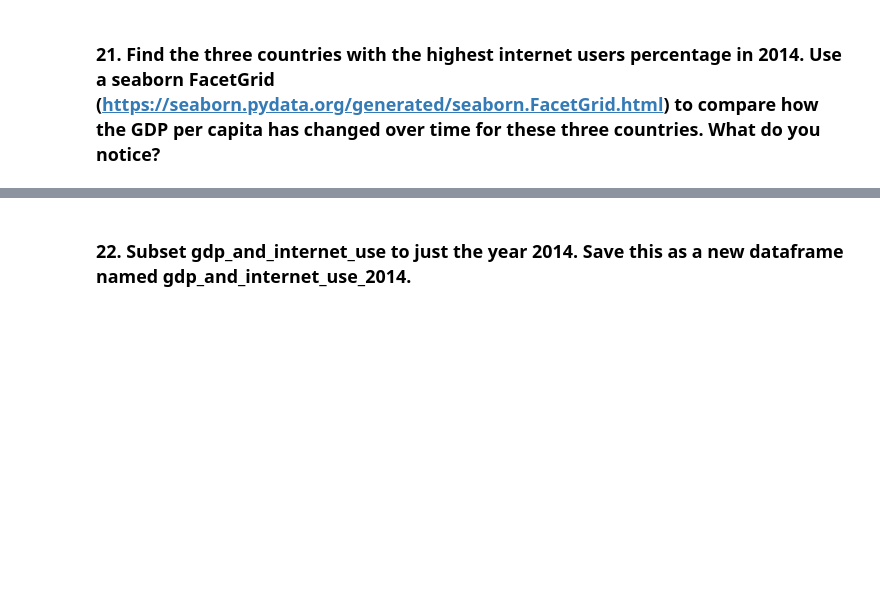
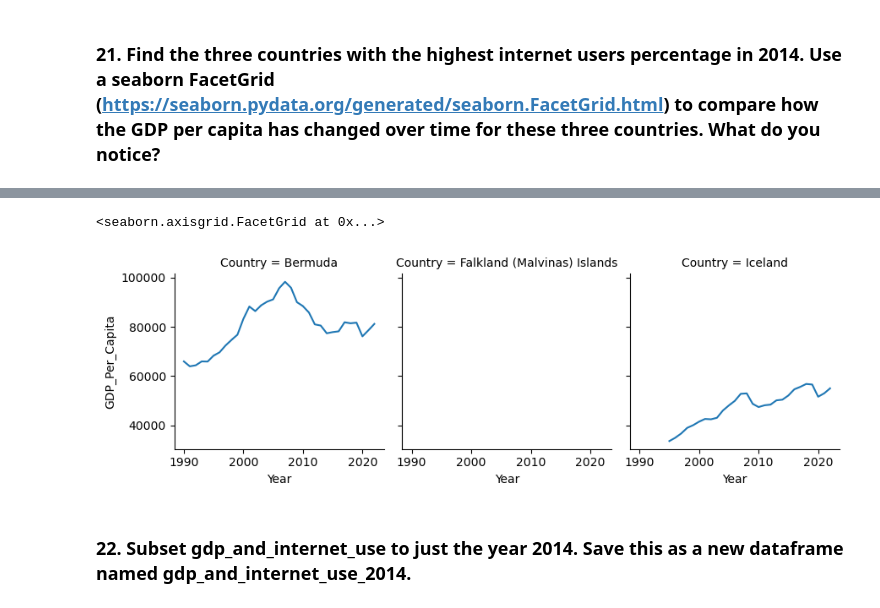
Before and after one commit to NSS-Data-Analytics-Cohort-13/un-exploration-JesseCrawford89, a Jupyter notebook: notebooks/UN_JCDA13.ipynb, the cells around one changed output, grey strips where cells are left out. Saved outputs shown, nothing was run; the diff lists cells and outputs as text; code cells hidden in the pictures; blank space fills up the shorter version.

```diff
--- a/notebooks/UN_JCDA13.ipynb
+++ b/notebooks/UN_JCDA13.ipynb
@@ -494,5 +525,5 @@ internet_df.dtypes
 # %% [markdown]
 #### Shoutout to Charlie Napier for the help on this next part
 # %%
-gdp_and_int_df = pd.merge(gdp_df, internet_df, on=['Country','Year'], how='outer')
+gdp_and_internet_use = pd.merge(gdp_df, internet_df, on=['Country','Year'], how='outer')
 # %%
@@ -508,4 +558,11 @@ top3_gid_2014
 # %%
-sns.FacetGrid(gid_2014)
+t3g2 = gdp_and_internet_use[gdp_and_internet_use['Country'].isin(['Iceland','Falkland (Malvinas) Islands','Bermuda'])]
+
+t3g2_map = sns.FacetGrid(t3g2, col='Country')
+t3g2_line = t3g2_map.map_dataframe(sns.lineplot, x='Year', y='GDP_Per_Capita')
+t3g2_line
+# %% [output]
+<seaborn.axisgrid.FacetGrid at 0x...>
+[figure, added]
 # %% [markdown]
 ### 22. Subset gdp_and_internet_use to just the year 2014. Save this as a new dataframe named gdp_and_internet_use_2014.
```
Also changed, not shown: parts of 15 cells of this notebook.
